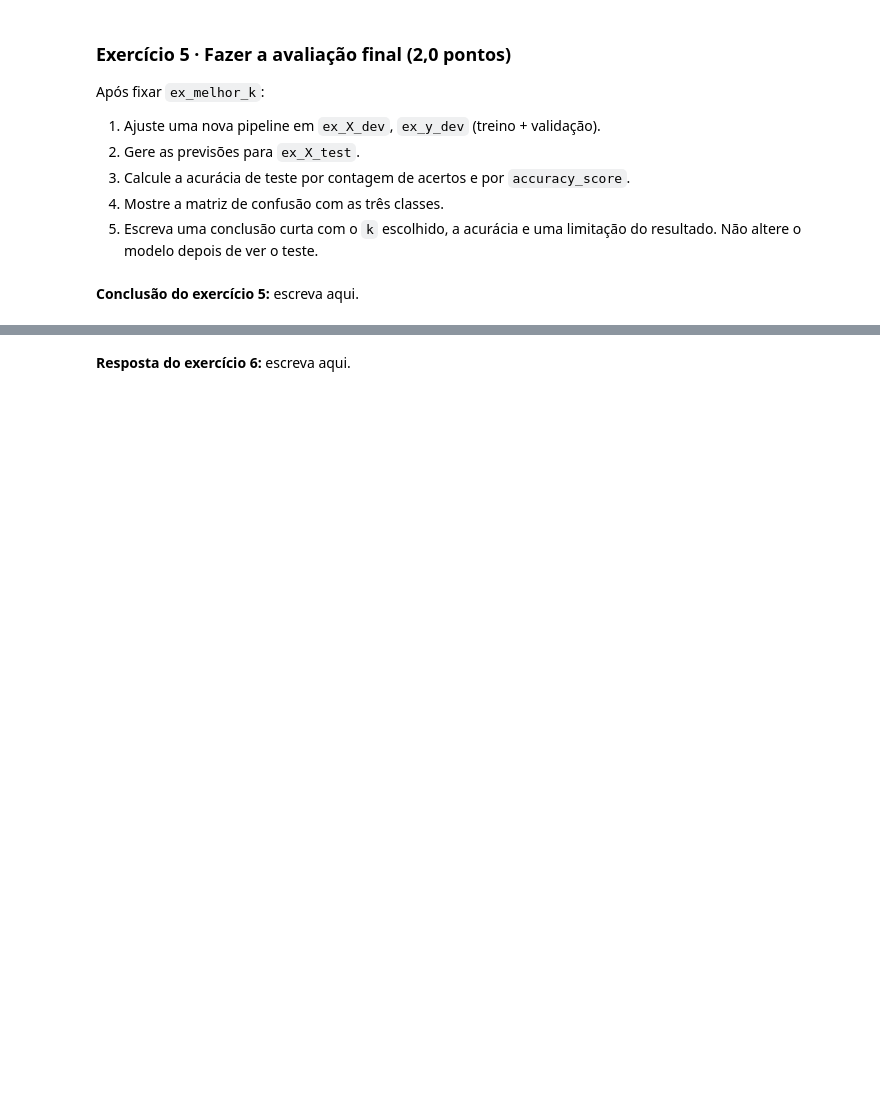
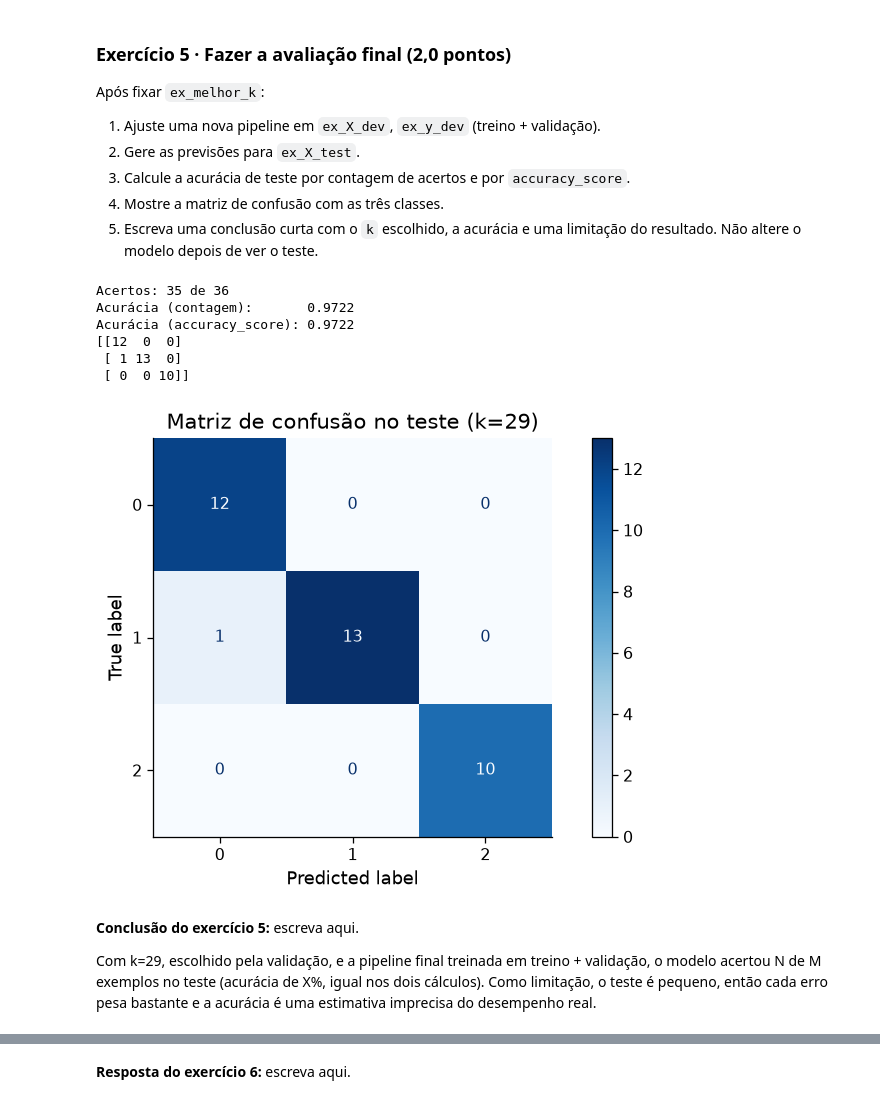
Before and after one commit to Yguin77/ML, a Jupyter notebook: aula-8/Aula6_YgorFarias.ipynb, the cells around one changed output, grey strips where cells are left out. Saved outputs shown, nothing was run; the diff lists cells and outputs as text; code cells hidden in the pictures; blank space fills up the shorter version.

```diff
--- a/aula-8/Aula6_YgorFarias.ipynb
+++ b/aula-8/Aula6_YgorFarias.ipynb
@@ -796,8 +873,52 @@ Após fixar `ex_melhor_k`:
 # %%
 # Sua solução do exercício 5.
 # Os dois cálculos de acurácia devem coincidir.
+
+import numpy as np
+from sklearn.pipeline import Pipeline
+from sklearn.preprocessing import StandardScaler
+from sklearn.neighbors import KNeighborsClassifier
+from sklearn.metrics import accuracy_score, confusion_matrix, ConfusionMatrixDisplay
+import matplotlib.pyplot as plt
+
+ex_pipe_final = Pipeline([
+    ("scaler", StandardScaler()),
+    ("knn", KNeighborsClassifier(n_neighbors=ex_melhor_k)),
+])
+ex_pipe_final.fit(ex_X_dev, ex_y_dev)
+
+ex_y_pred = ex_pipe_final.predict(ex_X_test)
+
+
+ex_acertos = int(np.sum(np.asarray(ex_y_pred) == np.asarray(ex_y_test)))
+ex_acc_manual = ex_acertos / len(ex_y_test)
+ex_acc_sklearn = accuracy_score(ex_y_test, ex_y_pred)
+
+print(f"Acertos: {ex_acertos} de {len(ex_y_test)}")
+print(f"Acurácia (contagem):       {ex_acc_manual:.4f}")
+print(f"Acurácia (accuracy_score): {ex_acc_sklearn:.4f}")
+assert np.isclose(ex_acc_manual, ex_acc_sklearn)
+
+
+classes = ex_pipe_final.classes_
+ex_cm = confusion_matrix(ex_y_test, ex_y_pred, labels=classes)
+print(ex_cm)
+
+ConfusionMatrixDisplay(ex_cm, display_labels=classes).plot(cmap="Blues")
+plt.title(f"Matriz de confusão no teste (k={ex_melhor_k})")
+plt.show()
+# %% [output]
+Acertos: 35 de 36
+Acurácia (contagem):       0.9722
+Acurácia (accuracy_score): 0.9722
+[[12  0  0]
+ [ 1 13  0]
+ [ 0  0 10]]
+[figure, added]
 # %% [markdown]
 **Conclusão do exercício 5:** escreva aqui.
+
+Com k=29, escolhido pela validação, e a pipeline final treinada em treino + validação, o modelo acertou N de M exemplos no teste (acurácia de X%, igual nos dois cálculos). Como limitação, o teste é pequeno, então cada erro pesa bastante e a acurácia é uma estimativa imprecisa do desempenho real.
 # %% [markdown]
 ### Exercício 6 · Quando a acurácia engana (1,0 ponto)
 
```
Also changed, not shown: parts of 11 cells of this notebook.
